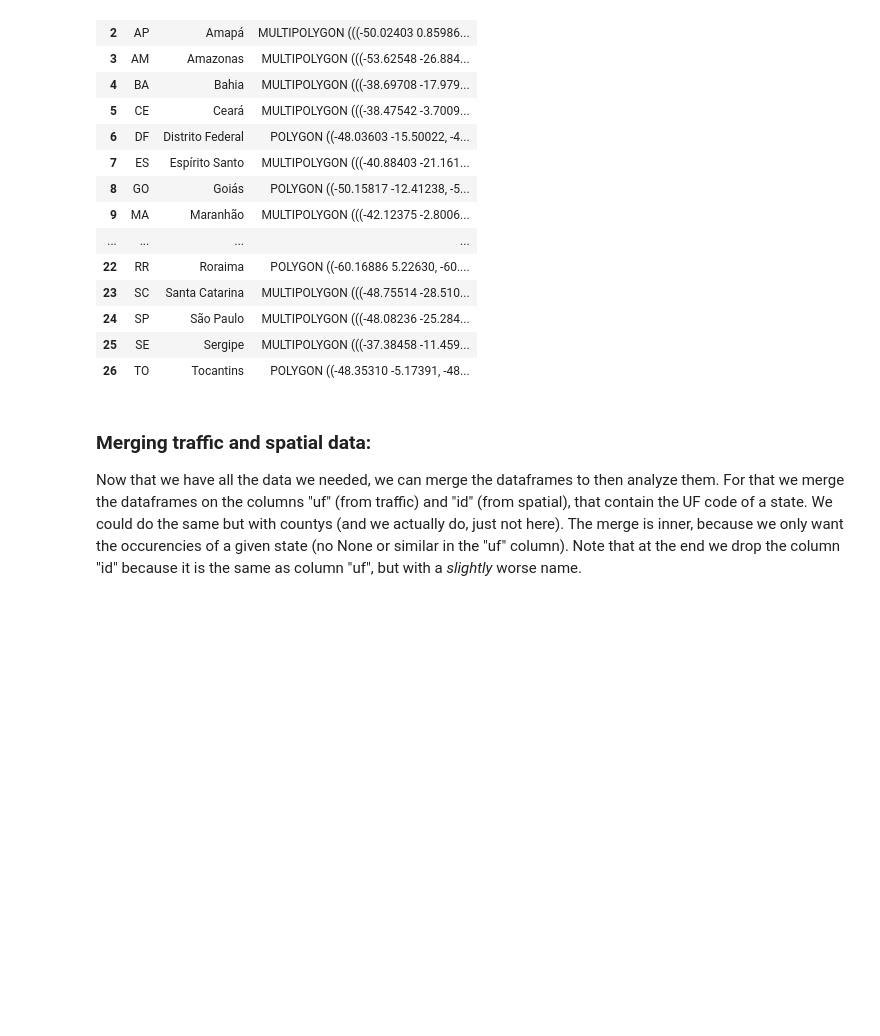
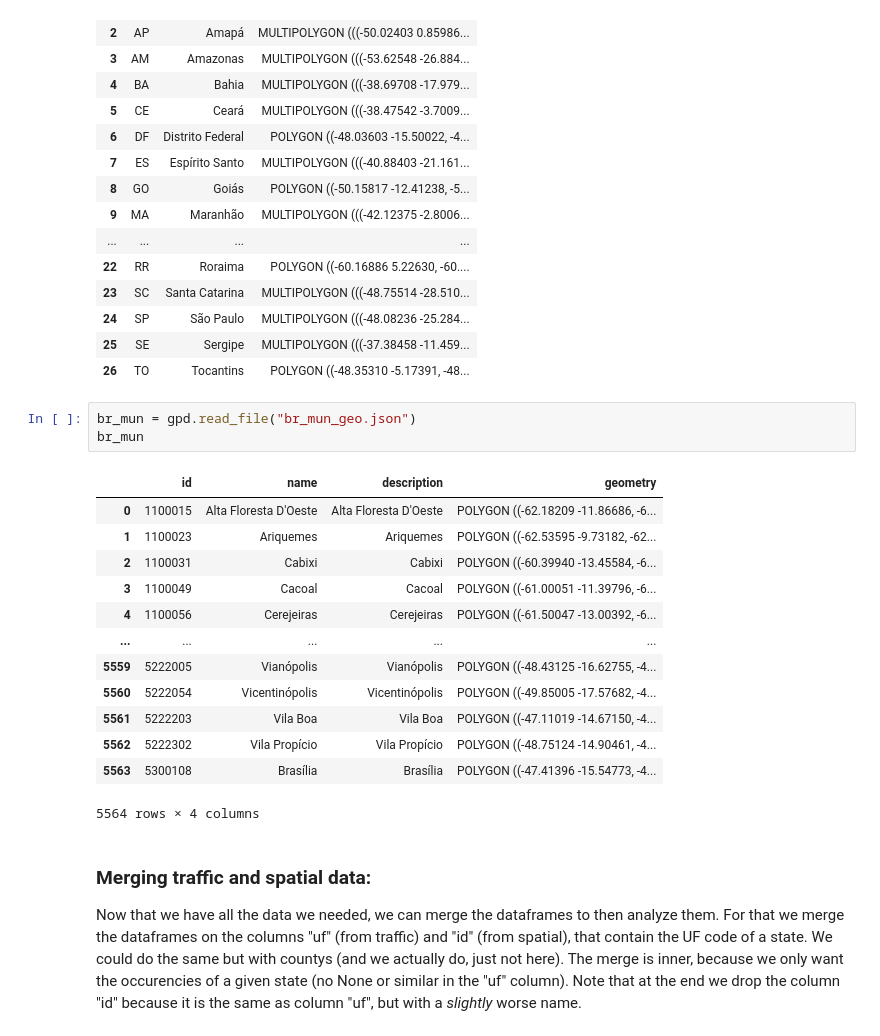
Before and after one commit to danielnrocha/traffic-accidents-brazil, a Jupyter notebook: traffic-accidents-brazil.ipynb, the cells around one changed output. Drawn from its saved outputs; the diff is of its cells as text; blank space fills up the shorter version.

```diff
--- a/traffic-accidents-brazil.ipynb
+++ b/traffic-accidents-brazil.ipynb
@@ -139,6 +139,23 @@ br_states
 | 24 | SP | São Paulo | MULTIPOLYGON (((-48.08236 -25.284... |
 | 25 | SE | Sergipe | MULTIPOLYGON (((-37.38458 -11.459... |
 | 26 | TO | Tocantins | POLYGON ((-48.35310 -5.17391, -48... |
+# %%
+br_mun = gpd.read_file("br_mun_geo.json")
+br_mun
+# %% [output]
+|  | id | name | description | geometry |
+| 0 | 1100015 | Alta Floresta D'Oeste | Alta Floresta D'Oeste | POLYGON ((-62.18209 -11.86686, -6... |
+| 1 | 1100023 | Ariquemes | Ariquemes | POLYGON ((-62.53595 -9.73182, -62... |
+| 2 | 1100031 | Cabixi | Cabixi | POLYGON ((-60.39940 -13.45584, -6... |
+| 3 | 1100049 | Cacoal | Cacoal | POLYGON ((-61.00051 -11.39796, -6... |
+| 4 | 1100056 | Cerejeiras | Cerejeiras | POLYGON ((-61.50047 -13.00392, -6... |
+| ... | ... | ... | ... | ... |
+| 5559 | 5222005 | Vianópolis | Vianópolis | POLYGON ((-48.43125 -16.62755, -4... |
+| 5560 | 5222054 | Vicentinópolis | Vicentinópolis | POLYGON ((-49.85005 -17.57682, -4... |
+| 5561 | 5222203 | Vila Boa | Vila Boa | POLYGON ((-47.11019 -14.67150, -4... |
+| 5562 | 5222302 | Vila Propício | Vila Propício | POLYGON ((-48.75124 -14.90461, -4... |
+| 5563 | 5300108 | Brasília | Brasília | POLYGON ((-47.41396 -15.54773, -4... |
+5564 rows × 4 columns
 # %% [markdown]
 ### Merging traffic and spatial data:
 Now that we have all the data we needed, we can merge the dataframes to then analyze them. For that we merge the dataframes on the columns "uf" (from traffic) and "id" (from spatial), that contain the UF code of a state. We could do the same but with countys (and we actually do, just not here). The merge is inner, because we only want the occurencies of a given state (no None or similar in the "uf" column). Note that at the end we drop the column "id" because it is the same as column "uf", but with a *slightly* worse name.
```
Also changed, not shown: parts of 1 cell of this notebook, 28 other files.
